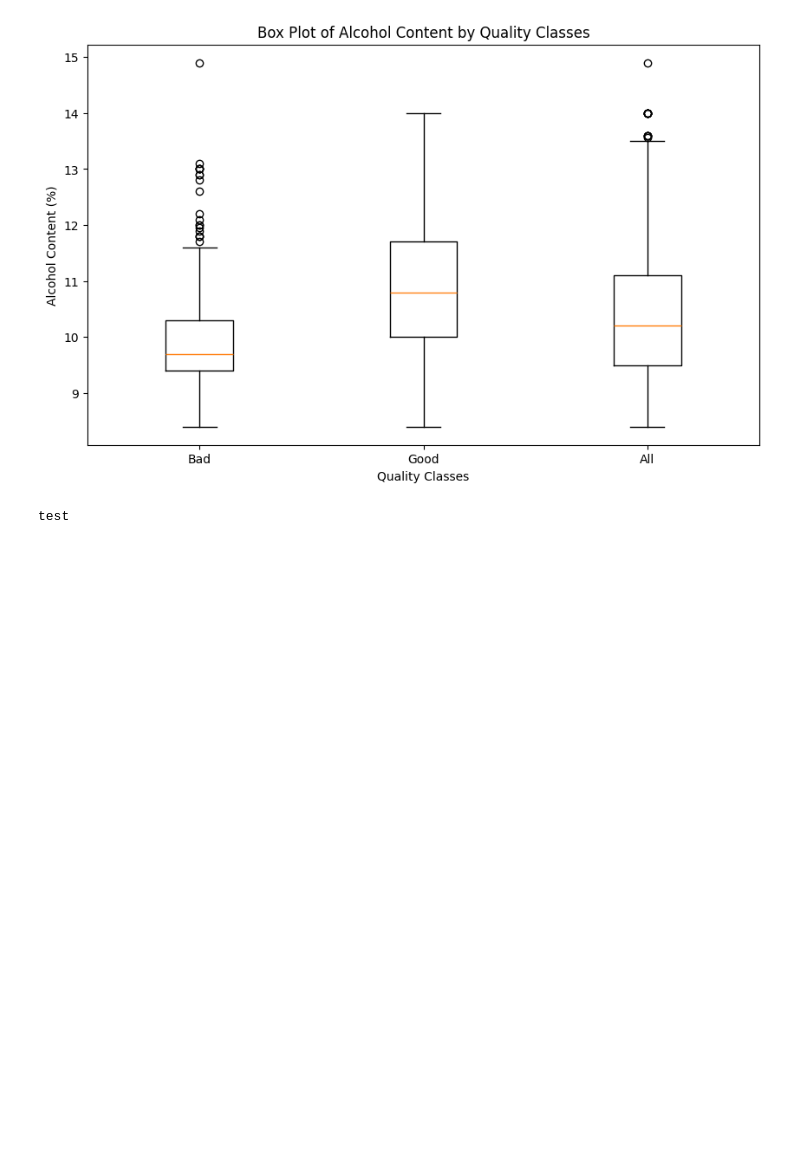
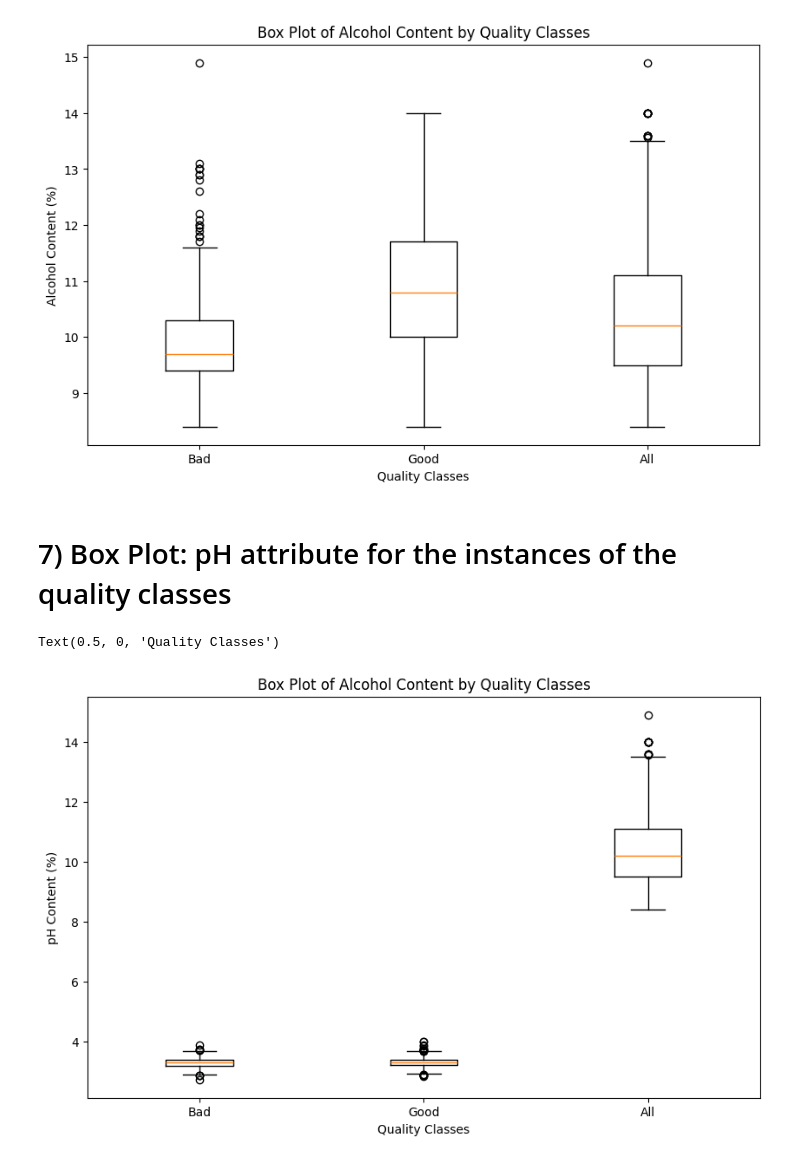
Before and after one commit to NomyNom/cosc3337-hw1, a Jupyter notebook: eda.ipynb, the cells around one changed output. Drawn from its saved outputs; the diff is of its cells as text; code cells hidden in the pictures; blank space fills up the shorter version.

Commit message:
updated boxplot for pH

```diff
--- a/eda.ipynb
+++ b/eda.ipynb
@@ -208,7 +208,24 @@ plt.xlabel('Quality Classes')
 # %% [output]
 Text(0.5, 0, 'Quality Classes')
 [figure]
-# %%
-print("test")
-# %% [output]
-test
+# %% [markdown]
+# 7) Box Plot: pH attribute for the instances of the quality classes
+# %%
+# Separate the alcohol data for 'Bad', 'Good', and all instances
+alcohol_bad = df[df['quality_label'] == 'Bad']['pH']
+alcohol_good = df[df['quality_label'] == 'Good']['pH']
+alcohol_all = df['alcohol']
+
+# Create the box plot
+plt.figure(figsize=(10, 6))  # Set the figure size
+
+# Plotting the data
+plt.boxplot([alcohol_bad, alcohol_good, alcohol_all], labels=['Bad', 'Good', 'All'])
+
+# Add title and labels
+plt.title('Box Plot of Alcohol Content by Quality Classes')
+plt.ylabel('pH Content (%)')
+plt.xlabel('Quality Classes')
+# %% [output]
+Text(0.5, 0, 'Quality Classes')
+[figure, added]
```
